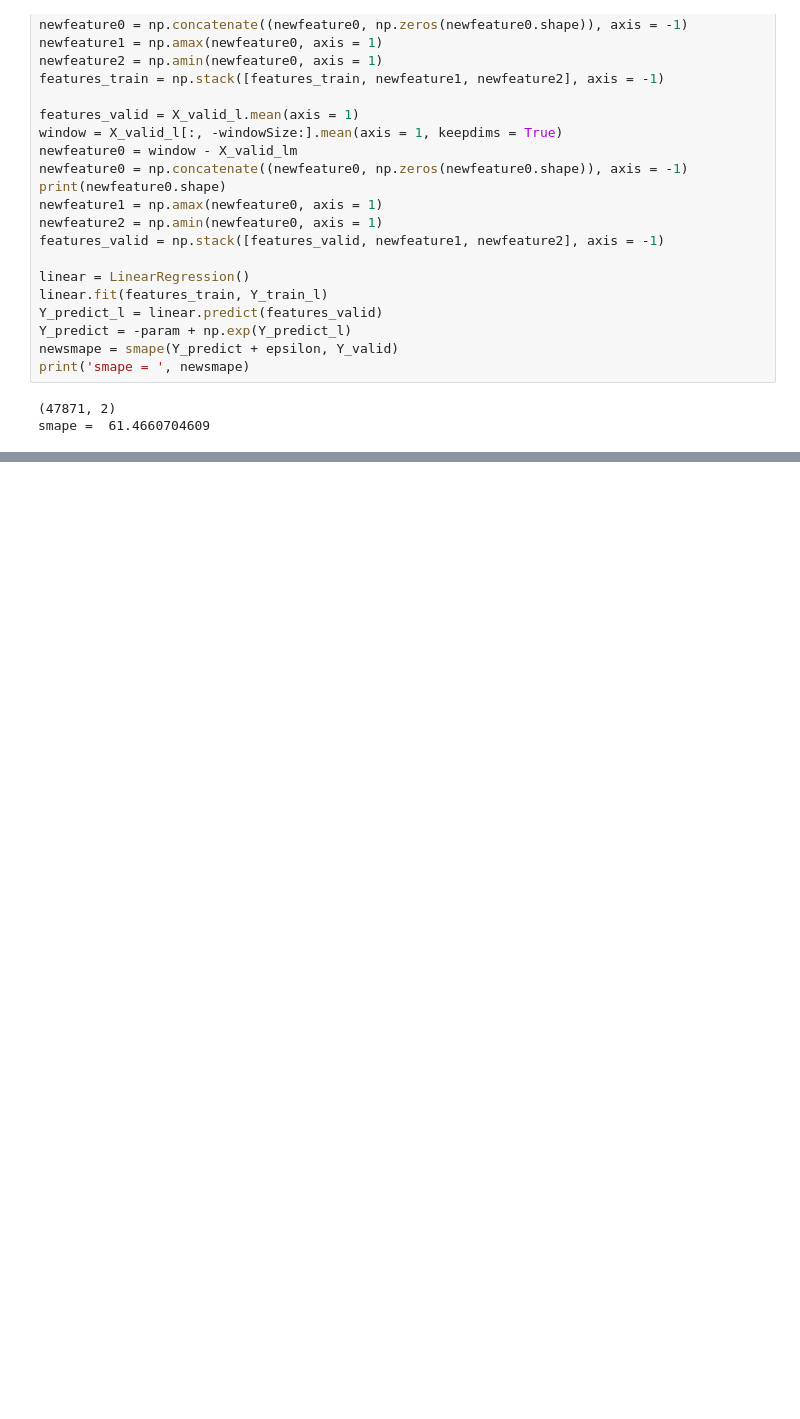
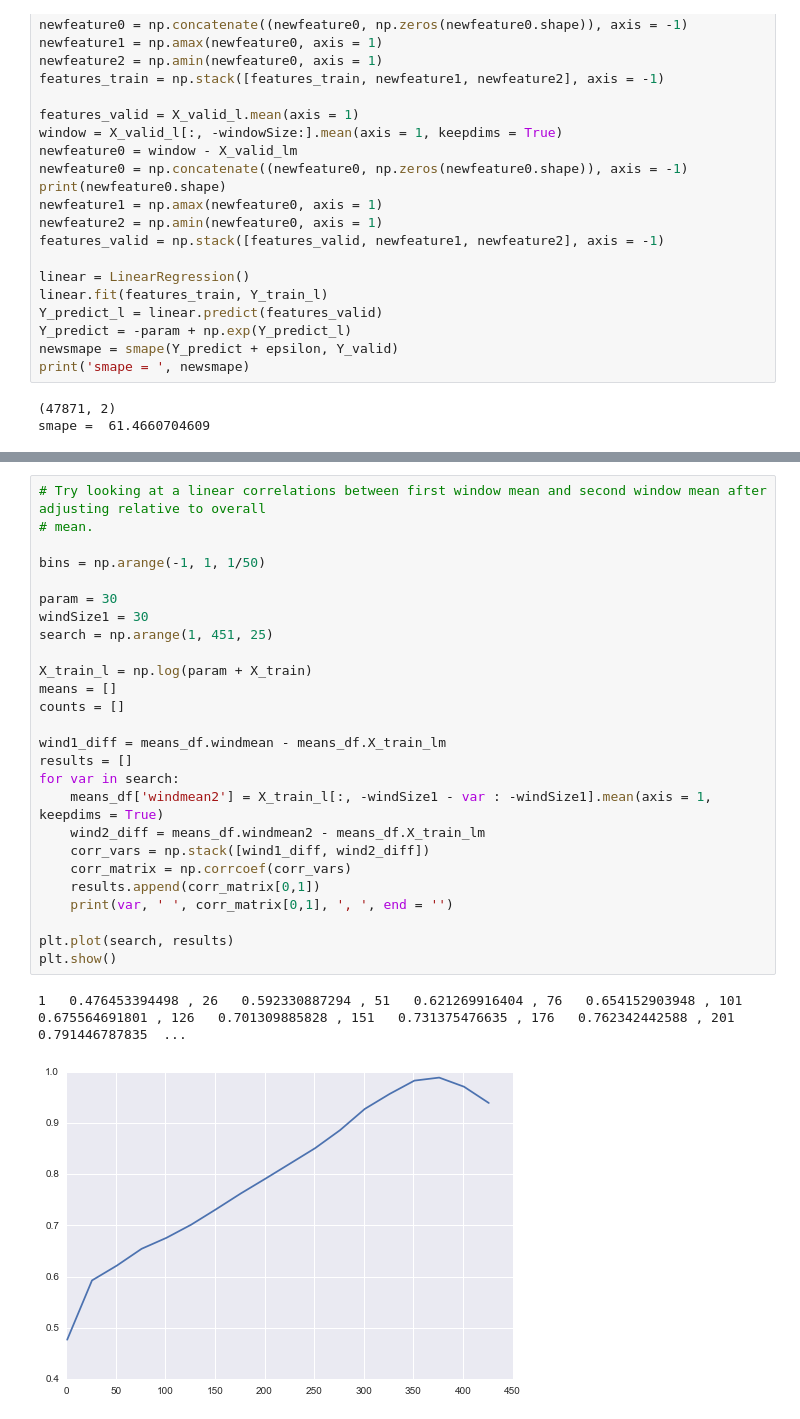
Before and after one commit to MatthewMcGonagle/KaggleWikiTraffic, a Jupyter notebook: AbsoluteWindowMeans.ipynb, the cells around one changed output, grey strips where cells are left out. Cells and saved outputs as stored; diff of their text form; blank space fills up the shorter version.

```diff
--- a/AbsoluteWindowMeans.ipynb
+++ b/AbsoluteWindowMeans.ipynb
@@ -291,0 +431,29 @@ plt.show()
+# %%
+# Try looking at a linear correlations between first window mean and second window mean after adjusting relative to overall
+# mean.
+
+bins = np.arange(-1, 1, 1/50)
+
+param = 30
+windSize1 = 30
+search = np.arange(1, 451, 25)
+
+X_train_l = np.log(param + X_train)
+means = []
+counts = []
+
+wind1_diff = means_df.windmean - means_df.X_train_lm
+results = []
+for var in search:
+    means_df['windmean2'] = X_train_l[:, -windSize1 - var : -windSize1].mean(axis = 1, keepdims = True)
+    wind2_diff = means_df.windmean2 - means_df.X_train_lm
+    corr_vars = np.stack([wind1_diff, wind2_diff])
+    corr_matrix = np.corrcoef(corr_vars)
+    results.append(corr_matrix[0,1])
+    print(var, ' ', corr_matrix[0,1], ', ', end = '')
+
+plt.plot(search, results)
+plt.show()
+# %% [output]
+1   0.476453394498 , 26   0.592330887294 , 51   0.621269916404 , 76   0.654152903948 , 101   0.675564691801 , 126   0.701309885828 , 151   0.731375476635 , 176   0.762342442588 , 201   0.791446787835  ...
+[figure, added]
```
Also changed, not shown: parts of 25 cells of this notebook.
